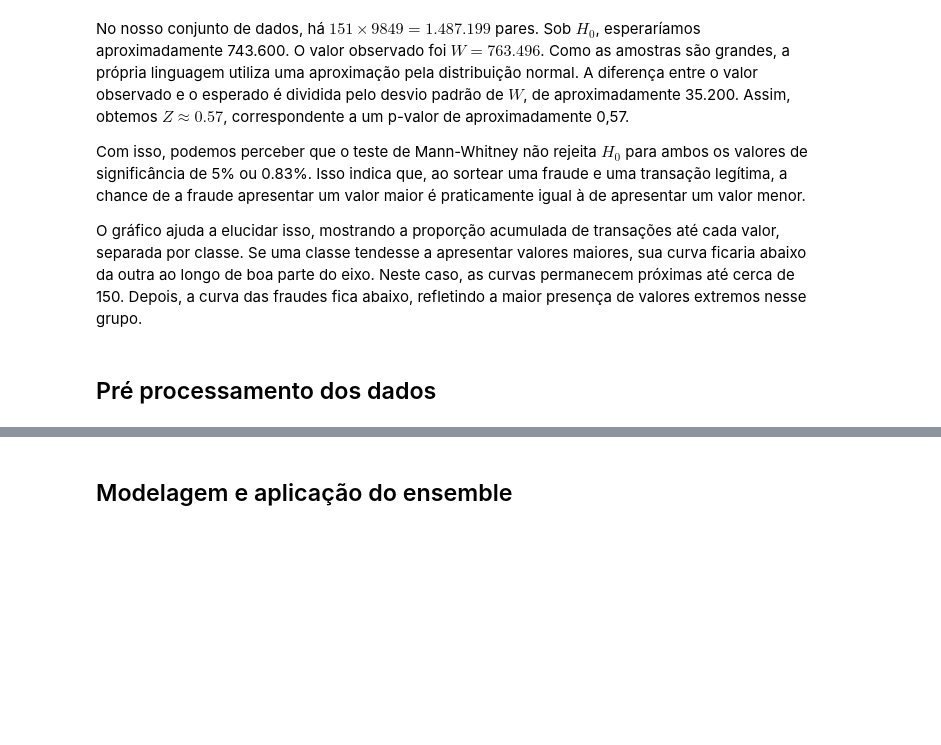
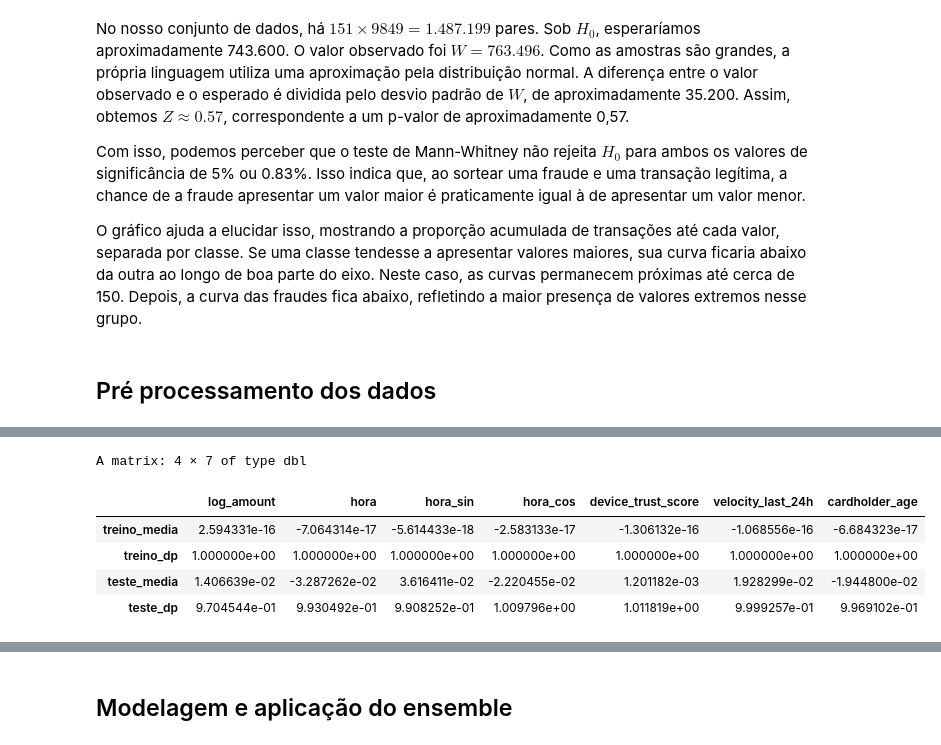
Before and after one commit to luiseduaardo/credit-card-fraud-detection, a Jupyter notebook: analysis.ipynb, the cells around one changed output, grey strips where cells are left out. Drawn from its saved outputs; the diff is of its cells as text; code cells hidden in the pictures; blank space fills up the shorter version.

```diff
--- a/analysis.ipynb
+++ b/analysis.ipynb
@@ -1568,0 +1487,15 @@ Resumo do que a etapa de modelagem recebe:
+# %%
+cont_cols <- names(media)
+rbind(
+  treino_media = colMeans(treino[, cont_cols]),
+  treino_dp    = apply(treino[, cont_cols], 2, sd),
+  teste_media  = colMeans(teste[, cont_cols]),
+  teste_dp     = apply(teste[, cont_cols], 2, sd)
+)
+# %% [output]
+A matrix: 4 × 7 of type dbl
+|  | log_amount | hora | hora_sin | hora_cos | device_trust_score | velocity_last_24h | cardholder_age |
+| treino_media | 2.594331e-16 | -7.064314e-17 | -5.614433e-18 | -2.583133e-17 | -1.306132e-16 | -1.068556e-16 | -6.684323e-17 |
+| treino_dp | 1.000000e+00 | 1.000000e+00 | 1.000000e+00 | 1.000000e+00 | 1.000000e+00 | 1.000000e+00 | 1.000000e+00 |
+| teste_media | 1.406639e-02 | -3.287262e-02 | 3.616411e-02 | -2.220455e-02 | 1.201182e-03 | 1.928299e-02 | -1.944800e-02 |
+| teste_dp | 9.704544e-01 | 9.930492e-01 | 9.908252e-01 | 1.009796e+00 | 1.011819e+00 | 9.999257e-01 | 9.969102e-01 |
```
Also changed, not shown: parts of 39 cells of this notebook.
